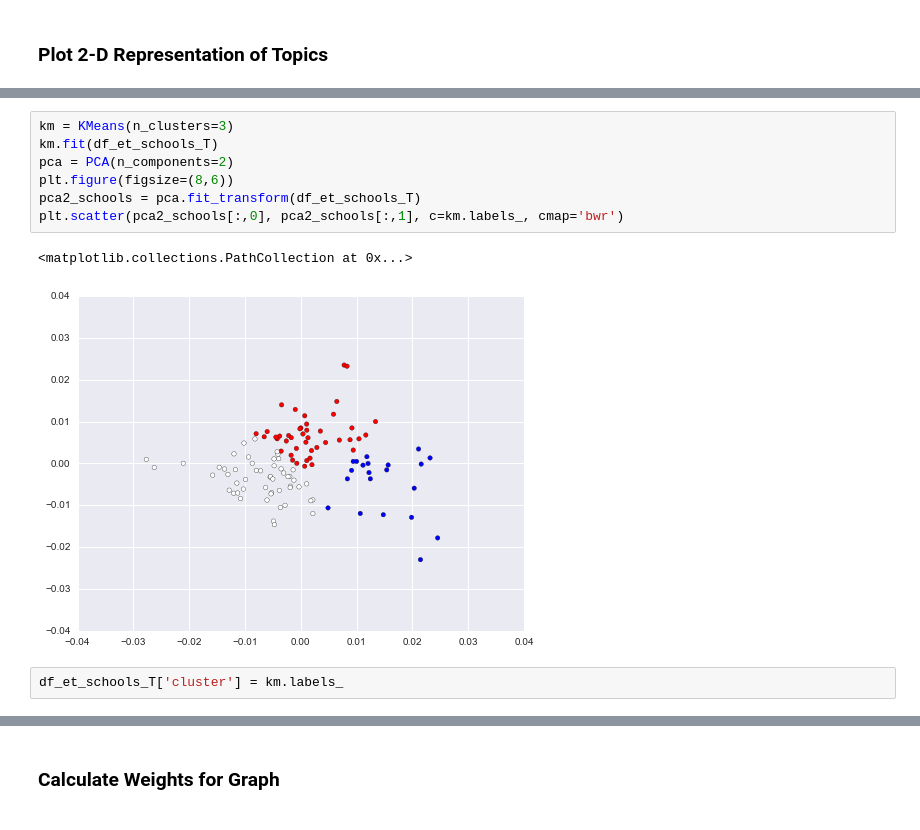
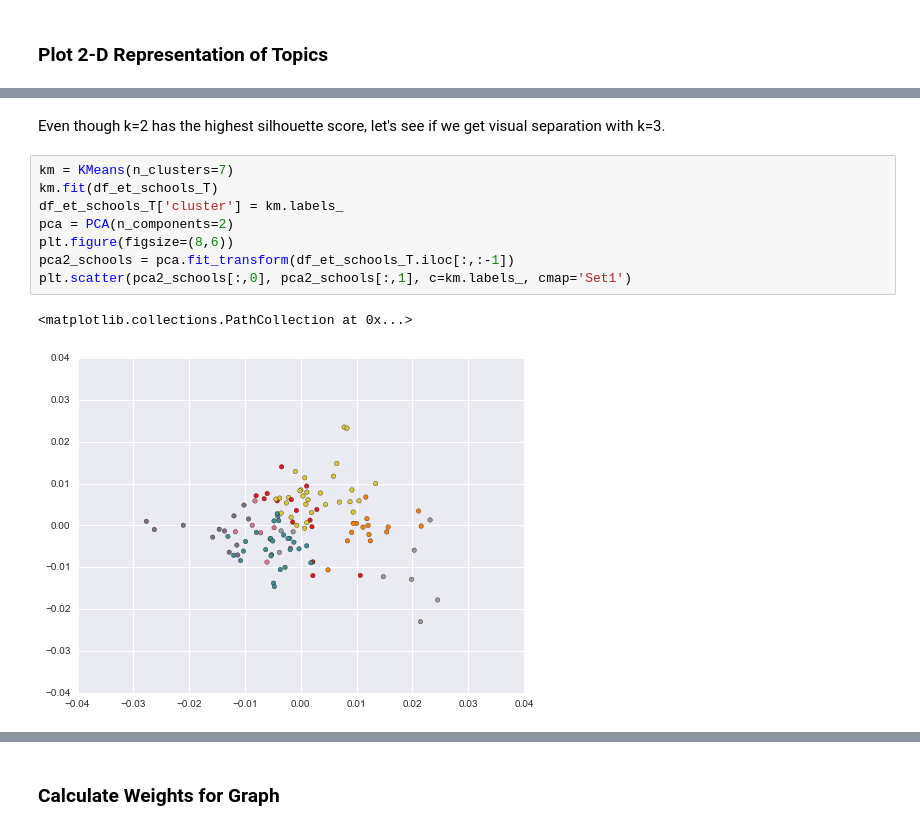
Before and after one commit to yungmsh/mining_the_common_app, a Jupyter notebook: code/3_Essay Exploration.ipynb, the cells around one changed output, grey strips where cells are left out. Saved outputs shown, nothing was run; the diff lists cells and outputs as text.

```diff
--- a/code/3_Essay Exploration.ipynb
+++ b/code/3_Essay Exploration.ipynb
@@ -388,12 +388,13 @@ plt.scatter(pca2_schools[:,0], pca2_schools[:,1], c=km.labels_, cmap='bwr')
+# %% [markdown]
+Even though k=2 has the highest silhouette score, let's see if we get visual separation with k=3.
 # %%
-km = KMeans(n_clusters=3)
+km = KMeans(n_clusters=7)
 km.fit(df_et_schools_T)
+df_et_schools_T['cluster'] = km.labels_
 pca = PCA(n_components=2)
 plt.figure(figsize=(8,6))
-pca2_schools = pca.fit_transform(df_et_schools_T)
-plt.scatter(pca2_schools[:,0], pca2_schools[:,1], c=km.labels_, cmap='bwr')
+pca2_schools = pca.fit_transform(df_et_schools_T.iloc[:,:-1])
+plt.scatter(pca2_schools[:,0], pca2_schools[:,1], c=km.labels_, cmap='Set1')
 # %% [output]
 <matplotlib.collections.PathCollection at 0x...>
-[figure, old version]
+[figure, new version]
-# %%
-df_et_schools_T['cluster'] = km.labels_
```
Also changed, not shown: parts of 22 cells of this notebook, 1 other file.
